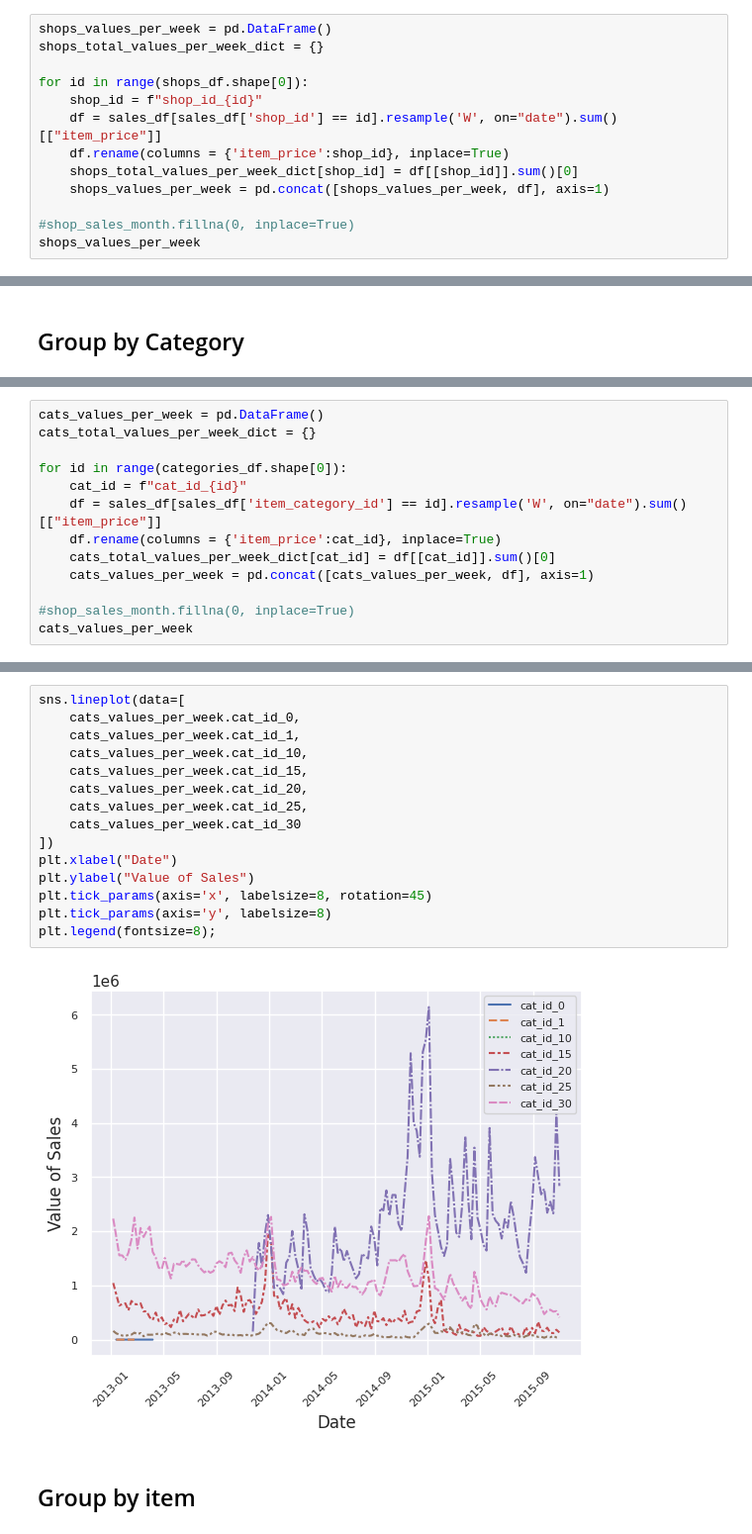
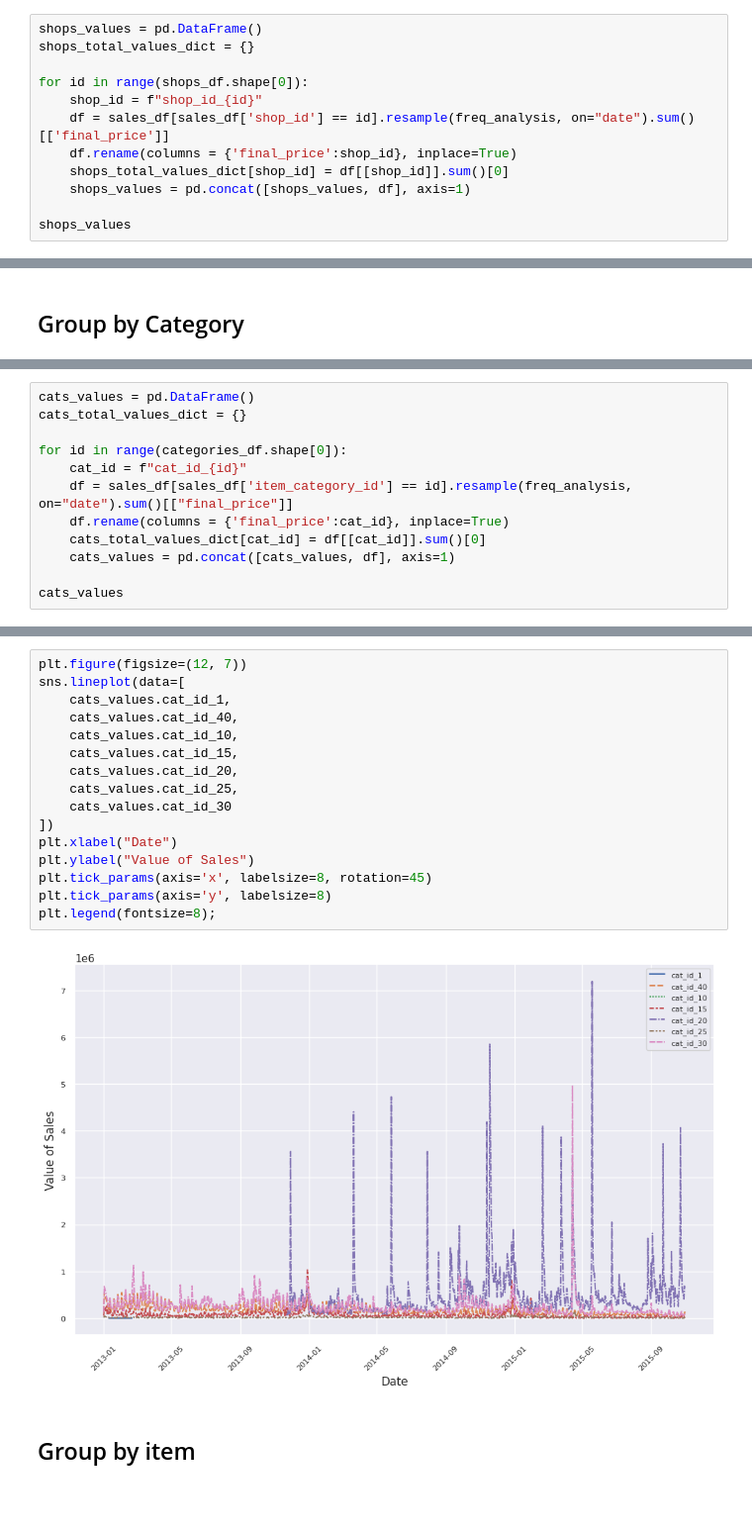
Before and after one commit to dxclemente/blast-from-the-forecast, a Jupyter notebook: notebooks/preprocess.ipynb, the cells around one changed output, grey strips where cells are left out. Shown at 99% size. Cells and saved outputs as stored; diff of their text form; blank space fills up the shorter version.

```diff
--- a/notebooks/preprocess.ipynb
+++ b/notebooks/preprocess.ipynb
@@ -146,16 +152,15 @@ plt.legend(fontsize=8);
 # %%
-shops_values_per_week = pd.DataFrame()
-shops_total_values_per_week_dict = {}
+shops_values = pd.DataFrame()
+shops_total_values_dict = {}
 
 for id in range(shops_df.shape[0]):
     shop_id = f"shop_id_{id}"
-    df = sales_df[sales_df['shop_id'] == id].resample('W', on="date").sum()[["item_price"]]
-    df.rename(columns = {'item_price':shop_id}, inplace=True)
-    shops_total_values_per_week_dict[shop_id] = df[[shop_id]].sum()[0]
-    shops_values_per_week = pd.concat([shops_values_per_week, df], axis=1)
+    df = sales_df[sales_df['shop_id'] == id].resample(freq_analysis, on="date").sum()[['final_price']]
+    df.rename(columns = {'final_price':shop_id}, inplace=True)
+    shops_total_values_dict[shop_id] = df[[shop_id]].sum()[0]
+    shops_values = pd.concat([shops_values, df], axis=1)
 
-#shop_sales_month.fillna(0, inplace=True)
-shops_values_per_week
+shops_values
 # %% [output]
 |  | shop_id_0 | shop_id_1 | shop_id_2 | shop_id_3 | shop_id_4 | shop_id_5 | shop_id_6 | shop_id_7 | shop_id_8 | ... |
 | date |  |  |  |  |  |  |  |  |  | ... |
@@ -270,16 +271,15 @@ plt.legend(fontsize=8);
 # %%
-cats_values_per_week = pd.DataFrame()
-cats_total_values_per_week_dict = {}
+cats_values = pd.DataFrame()
+cats_total_values_dict = {}
 
 for id in range(categories_df.shape[0]):
     cat_id = f"cat_id_{id}"
-    df = sales_df[sales_df['item_category_id'] == id].resample('W', on="date").sum()[["item_price"]]
-    df.rename(columns = {'item_price':cat_id}, inplace=True)
-    cats_total_values_per_week_dict[cat_id] = df[[cat_id]].sum()[0]
-    cats_values_per_week = pd.concat([cats_values_per_week, df], axis=1)
+    df = sales_df[sales_df['item_category_id'] == id].resample(freq_analysis, on="date").sum()[["final_price"]]
+    df.rename(columns = {'final_price':cat_id}, inplace=True)
+    cats_total_values_dict[cat_id] = df[[cat_id]].sum()[0]
+    cats_values = pd.concat([cats_values, df], axis=1)
 
-#shop_sales_month.fillna(0, inplace=True)
-cats_values_per_week
+cats_values
 # %% [output]
 |  | cat_id_0 | cat_id_1 | cat_id_2 | cat_id_3 | cat_id_4 | cat_id_5 | cat_id_6 | cat_id_7 | cat_id_8 | cat_id_9 | ... |
 | date |  |  |  |  |  |  |  |  |  |  | ... |
@@ -309,20 +309,21 @@ plt.tick_params(axis='x', labelsize=6, rotation=90)
 # %%
+plt.figure(figsize=(12, 7))
 sns.lineplot(data=[
-    cats_values_per_week.cat_id_0,
-    cats_values_per_week.cat_id_1,
-    cats_values_per_week.cat_id_10,
-    cats_values_per_week.cat_id_15,
-    cats_values_per_week.cat_id_20,
-    cats_values_per_week.cat_id_25,
-    cats_values_per_week.cat_id_30
+    cats_values.cat_id_1,
+    cats_values.cat_id_40,
+    cats_values.cat_id_10,
+    cats_values.cat_id_15,
+    cats_values.cat_id_20,
+    cats_values.cat_id_25,
+    cats_values.cat_id_30
 ])
 plt.xlabel("Date")
 plt.ylabel("Value of Sales")
 plt.tick_params(axis='x', labelsize=8, rotation=45)
 plt.tick_params(axis='y', labelsize=8)
 plt.legend(fontsize=8);
 # %% [output]
-[figure, old version]
+[figure, new version]
 # %% [markdown]
 ## Group by item
 # %% [markdown]
```
Also changed, not shown: parts of 74 cells of this notebook.
